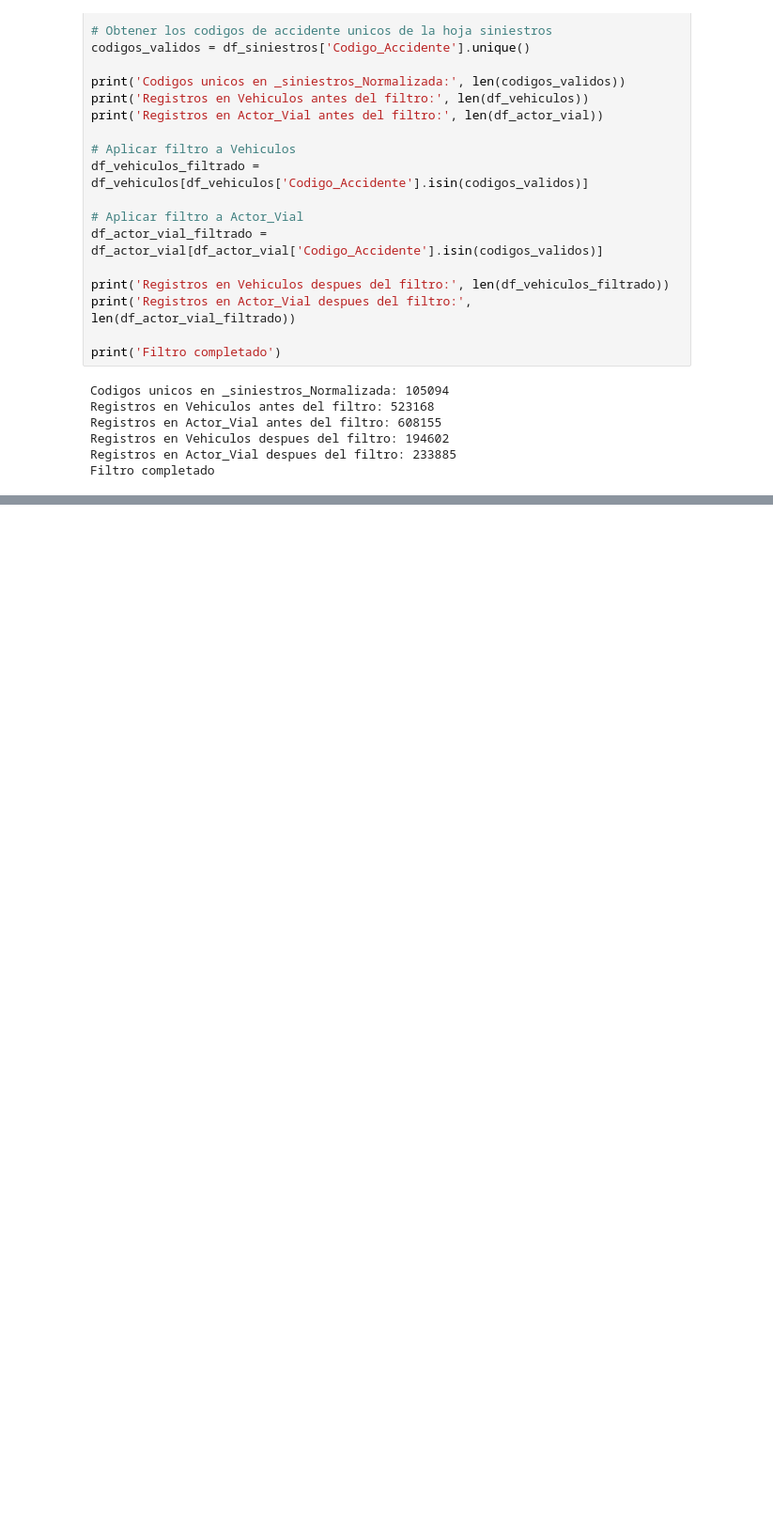
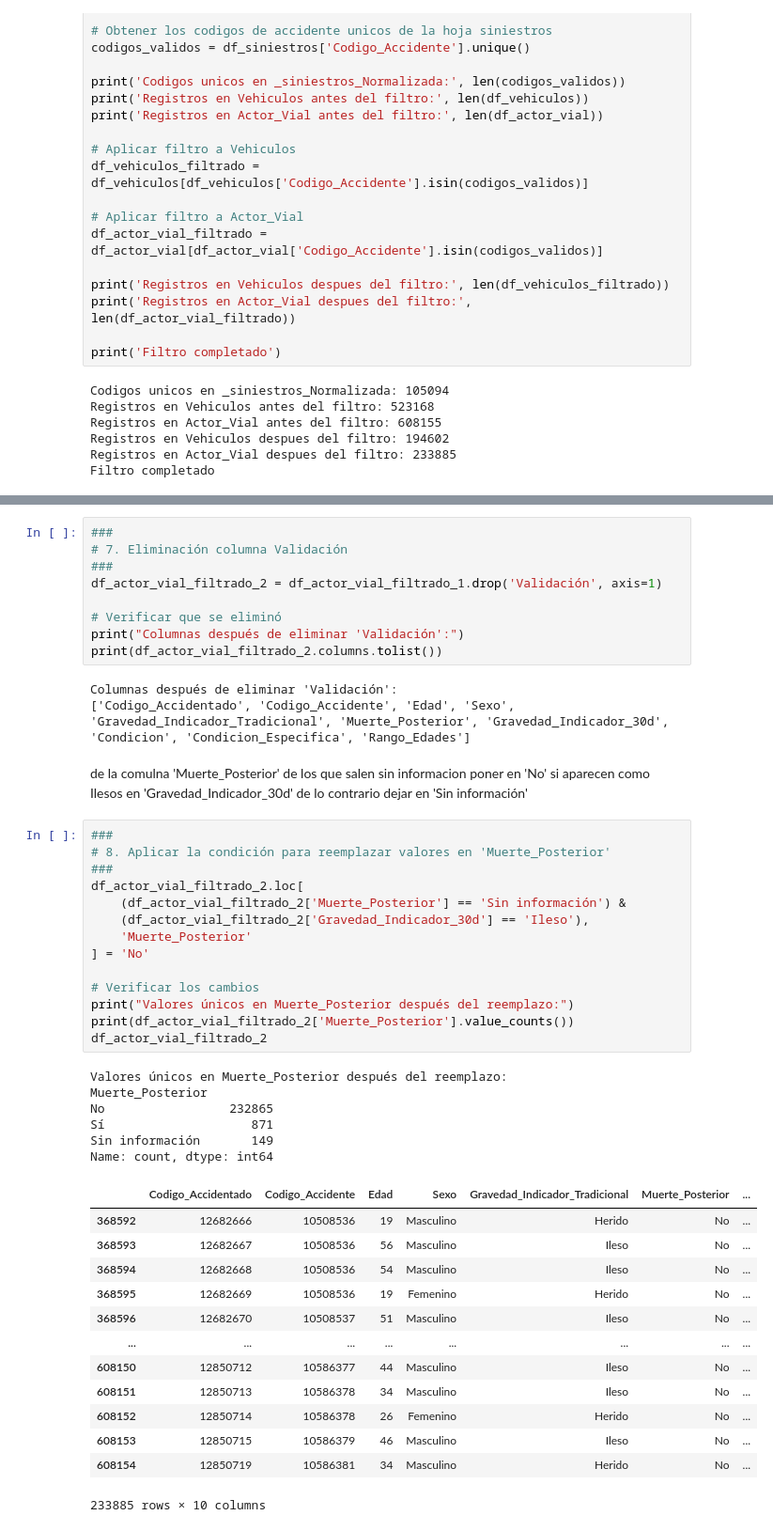
Before and after one commit to ElfenCamii/traffic-accidents-bogota_project_bootcamp, a Jupyter notebook: notebooks/05_consolidacion_resultados_equipo.ipynb, the cells around one changed output, grey strips where cells are left out. Shown: that part at 94% size. Saved outputs shown, nothing was run; the diff lists cells and outputs as text; blank space fills up the shorter version.

```diff
--- a/notebooks/05_consolidacion_resultados_equipo.ipynb
+++ b/notebooks/05_consolidacion_resultados_equipo.ipynb
@@ -158,0 +192,48 @@ Filtro completado
+# %%
+###
+# 7. Eliminación columna Validación
+###
+df_actor_vial_filtrado_2 = df_actor_vial_filtrado_1.drop('Validación', axis=1)
+
+# Verificar que se eliminó
+print("Columnas después de eliminar 'Validación':")
+print(df_actor_vial_filtrado_2.columns.tolist())
+# %% [output]
+Columnas después de eliminar 'Validación':
+['Codigo_Accidentado', 'Codigo_Accidente', 'Edad', 'Sexo', 'Gravedad_Indicador_Tradicional', 'Muerte_Posterior', 'Gravedad_Indicador_30d', 'Condicion', 'Condicion_Especifica', 'Rango_Edades']
+# %% [markdown]
+de la comulna 'Muerte_Posterior' de los que salen sin informacion poner en 'No' si aparecen como Ilesos en 'Gravedad_Indicador_30d' de lo contrario dejar en 'Sin información'
+# %%
+###
+# 8. Aplicar la condición para reemplazar valores en 'Muerte_Posterior'
+###
+df_actor_vial_filtrado_2.loc[
+    (df_actor_vial_filtrado_2['Muerte_Posterior'] == 'Sin información') &
+    (df_actor_vial_filtrado_2['Gravedad_Indicador_30d'] == 'Ileso'),
+    'Muerte_Posterior'
+] = 'No'
+
+# Verificar los cambios
+print("Valores únicos en Muerte_Posterior después del reemplazo:")
+print(df_actor_vial_filtrado_2['Muerte_Posterior'].value_counts())
+df_actor_vial_filtrado_2
+# %% [output]
+Valores únicos en Muerte_Posterior después del reemplazo:
+Muerte_Posterior
+No                 232865
+Sí                    871
+Sin información       149
+Name: count, dtype: int64
+|  | Codigo_Accidentado | Codigo_Accidente | Edad | Sexo | Gravedad_Indicador_Tradicional | Muerte_Posterior | ... |
+| 368592 | 12682666 | 10508536 | 19 | Masculino | Herido | No | ... |
+| 368593 | 12682667 | 10508536 | 56 | Masculino | Ileso | No | ... |
+| 368594 | 12682668 | 10508536 | 54 | Masculino | Ileso | No | ... |
+| 368595 | 12682669 | 10508536 | 19 | Femenino | Herido | No | ... |
+| 368596 | 12682670 | 10508537 | 51 | Masculino | Ileso | No | ... |
+| ... | ... | ... | ... | ... | ... | ... | ... |
+| 608150 | 12850712 | 10586377 | 44 | Masculino | Ileso | No | ... |
+| 608151 | 12850713 | 10586378 | 34 | Masculino | Ileso | No | ... |
+| 608152 | 12850714 | 10586378 | 26 | Femenino | Herido | No | ... |
+| 608153 | 12850715 | 10586379 | 46 | Masculino | Ileso | No | ... |
+| 608154 | 12850719 | 10586381 | 34 | Masculino | Herido | No | ... |
+233885 rows × 10 columns
```
Also changed, not shown: parts of 4 cells of this notebook.
